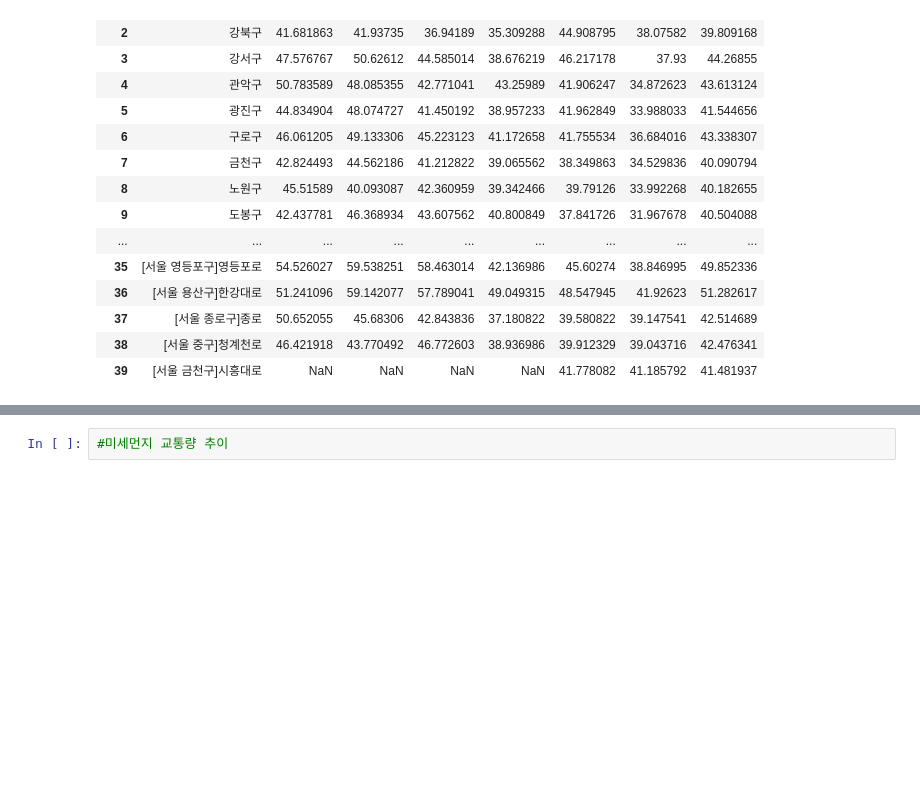
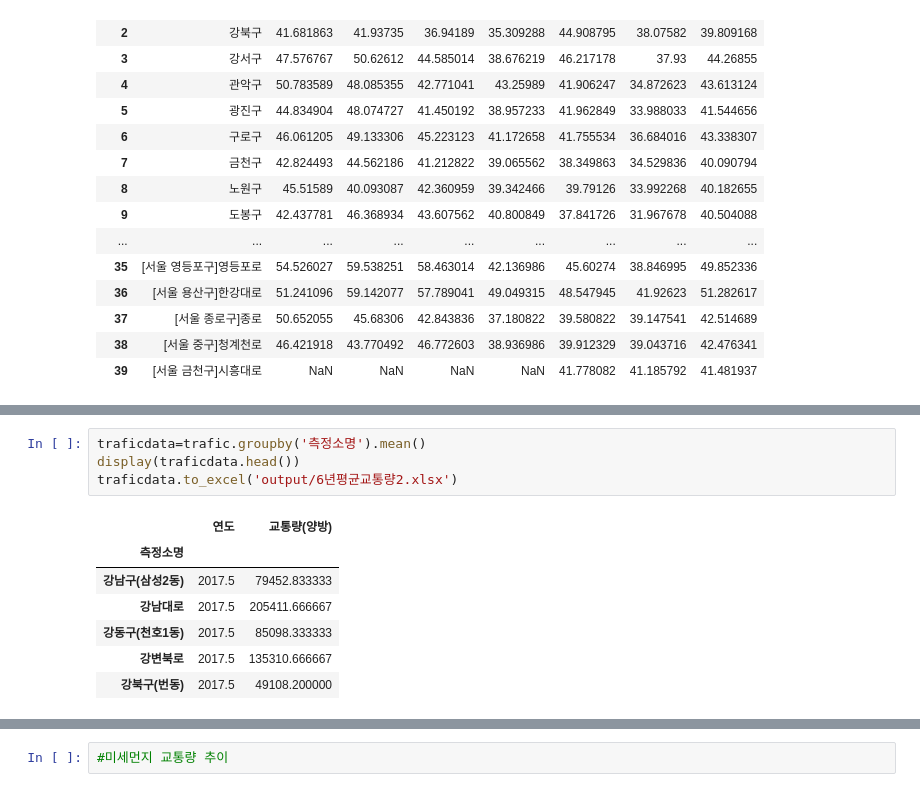
Before and after one commit to MyChoYS/K_TIL, a Jupyter notebook: python/PYDATAexam/project_python_etc.ipynb, the cells around one changed output, grey strips where cells are left out. Drawn from its saved outputs; the diff is of its cells as text; blank space fills up the shorter version.

```diff
--- a/python/PYDATAexam/project_python_etc.ipynb
+++ b/python/PYDATAexam/project_python_etc.ipynb
@@ -108,0 +191,12 @@ map.save('output/misegu.html')
+# %%
+traficdata=trafic.groupby('측정소명').mean()
+display(traficdata.head())
+traficdata.to_excel('output/6년평균교통량2.xlsx')
+# %% [output]
+|  | 연도 | 교통량(양방) |
+| 측정소명 |  |  |
+| 강남구(삼성2동) | 2017.5 | 79452.833333 |
+| 강남대로 | 2017.5 | 205411.666667 |
+| 강동구(천호1동) | 2017.5 | 85098.333333 |
+| 강변북로 | 2017.5 | 135310.666667 |
+| 강북구(번동) | 2017.5 | 49108.200000 |
```
Also changed, not shown: parts of 8 cells of this notebook, 4 other files.
